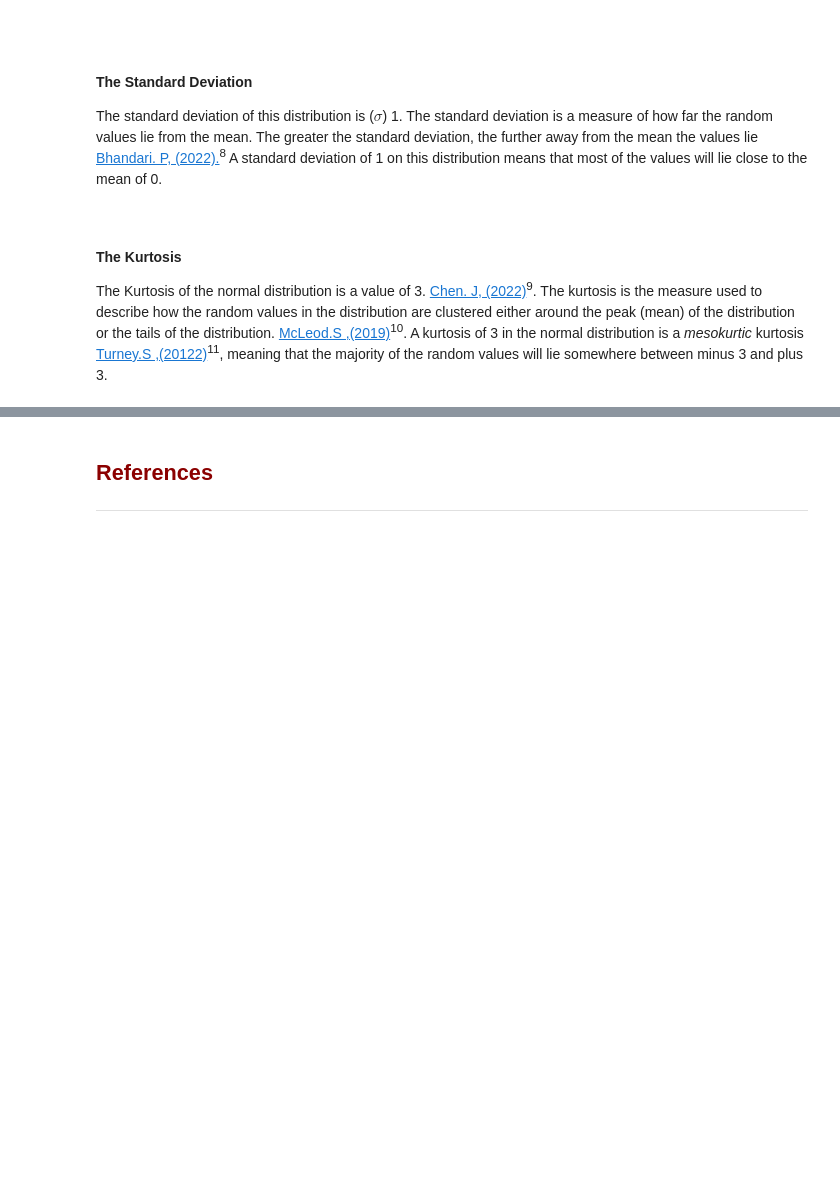
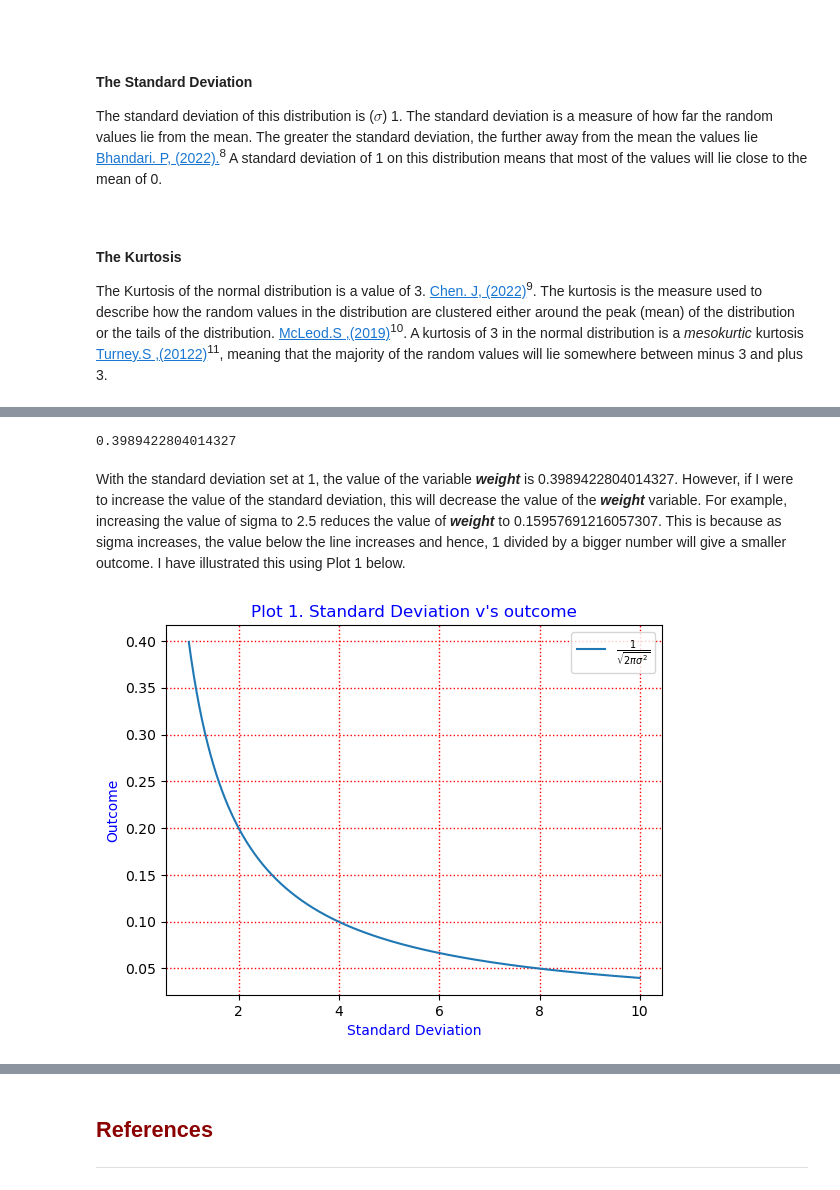
Before and after one commit to OCorry/funddaata2022-assessment, a Jupyter notebook: Practicals/Normal-Distribution-Notebook.ipynb, the cells around one changed output, grey strips where cells are left out. Saved outputs shown, nothing was run; the diff lists cells and outputs as text; code cells hidden in the pictures; blank space fills up the shorter version.

```diff
--- a/Practicals/Normal-Distribution-Notebook.ipynb
+++ b/Practicals/Normal-Distribution-Notebook.ipynb
@@ -47,0 +87,21 @@ The Kurtosis of the normal distribution is a value of 3.  <a href="https://www.i
+# %%
+# Printing to ensure the code works
+weight
+# %% [output]
+0.3989422804014327
+# %% [markdown]
+With the standard deviation set at 1, the value of the variable ***weight*** is 0.3989422804014327. However, if I were to increase the value of the standard deviation, this will decrease the value of the ***weight*** variable. For example, increasing the value of sigma to 2.5 reduces the value of ***weight*** to 0.15957691216057307. This is because as sigma increases, the value below the line increases and hence, 1 divided by a bigger number will give a smaller outcome. I have illustrated this using Plot 1 below.
+# %%
+# Setting a range of values for sigma with 1000 samples
+sigma_vals = np.linspace(1.0,10.0,1000)
+# %%
+# Plotting
+plt.rc('grid', linestyle=':', color='red', linewidth=1)
+plt.plot(sigma_vals, 1.0/np.sqrt(2*np.pi*sigma_vals**2), label = r'$\frac{1}{\sqrt{2 \pi \sigma^2 }}$')
+plt.grid(True)
+plt.title("Plot 1. Standard Deviation v's outcome", color='Blue')
+plt.xlabel("Standard Deviation",color ='Blue')
+plt.ylabel("Outcome", color='Blue')
+plt.legend();
+# %% [output]
+[figure, added]
```
Also changed, not shown: parts of 40 cells of this notebook.
